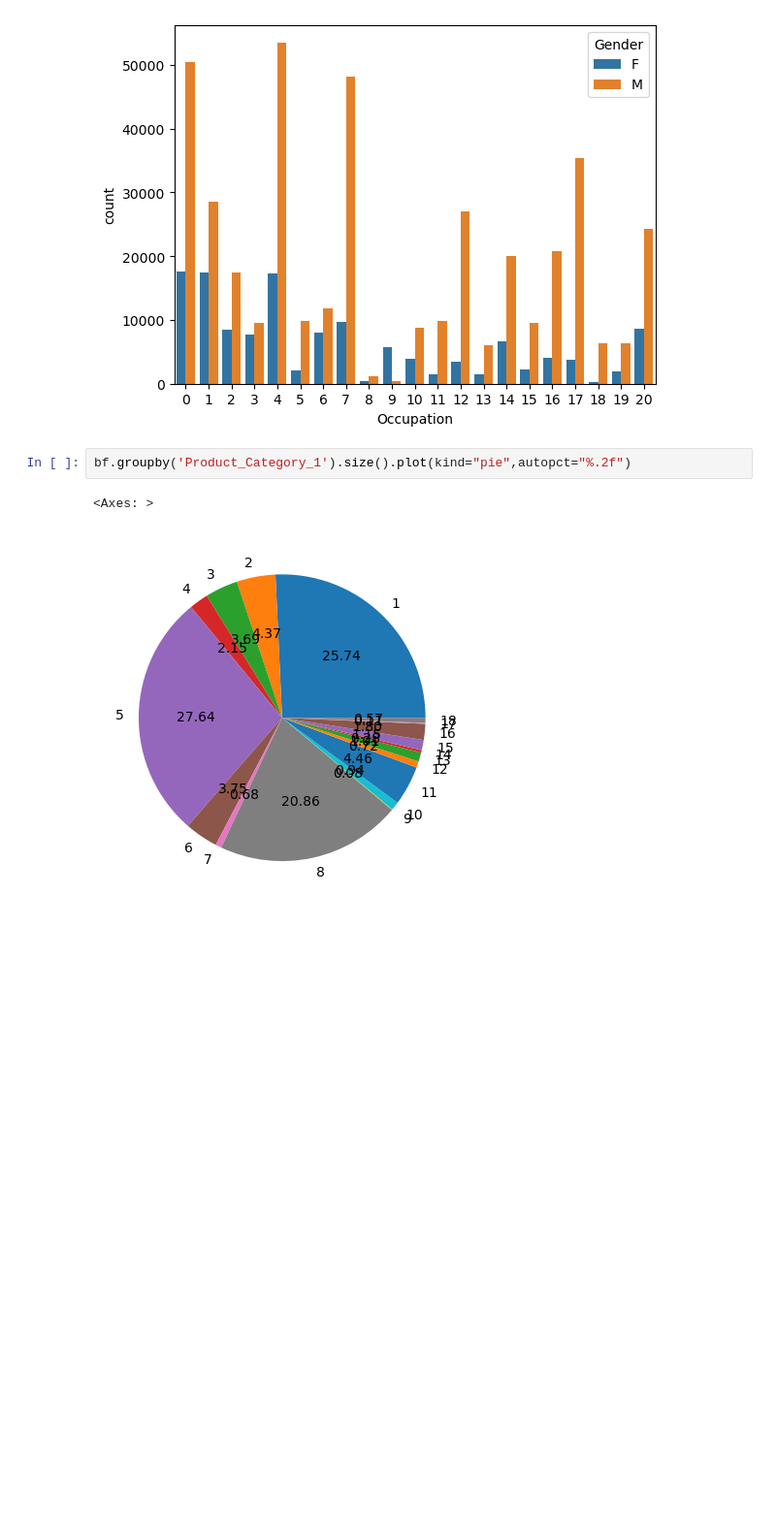
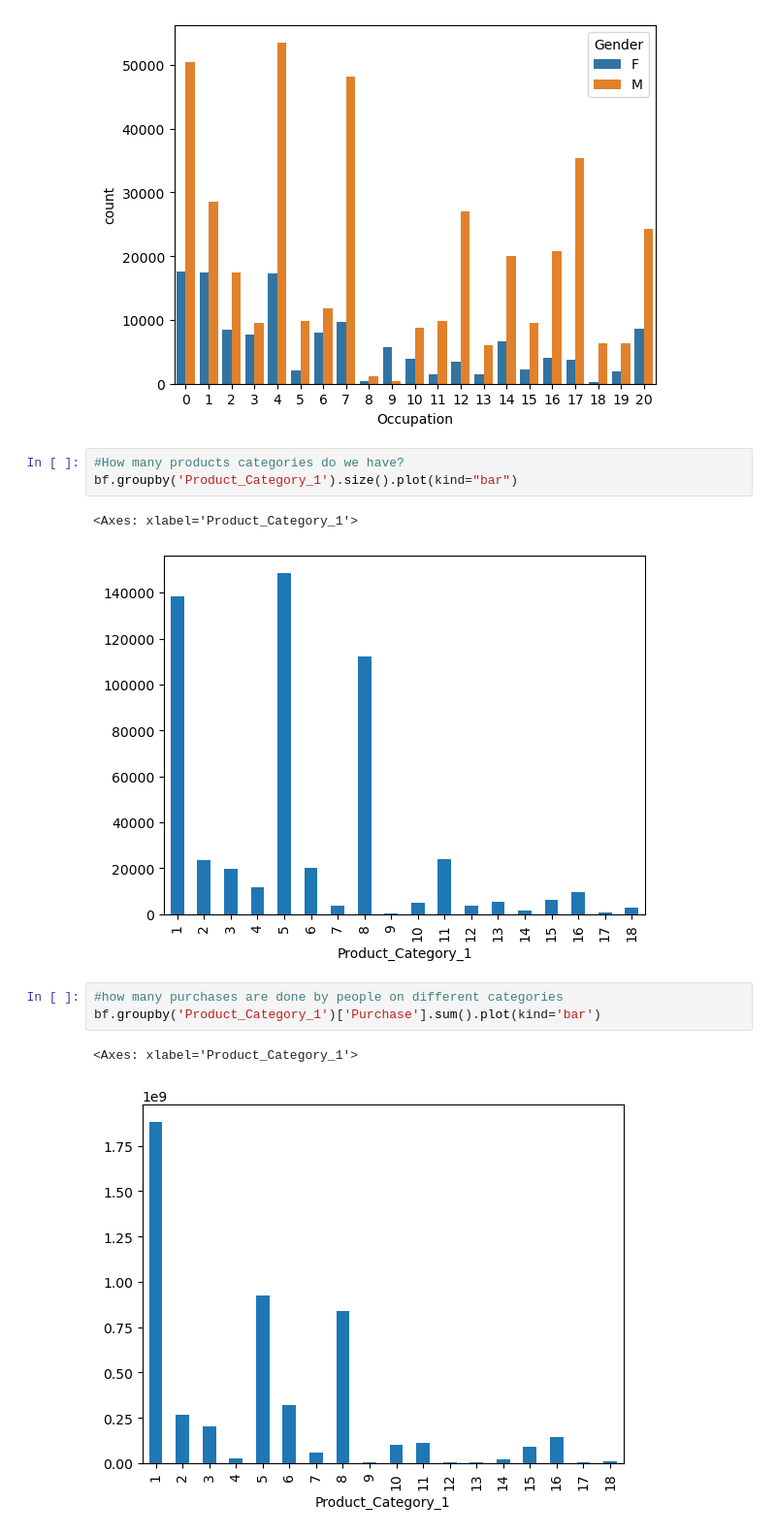
Before and after one commit to harika16-mangu/Black_Friday_Sales_DataAnalysis, a Jupyter notebook: Untitled.ipynb, the cells around one changed output. Shown: that part at 97% size. Saved outputs shown, nothing was run; the diff lists cells and outputs as text; blank space fills up the shorter version.

```diff
--- a/Untitled.ipynb
+++ b/Untitled.ipynb
@@ -379,7 +405,14 @@ sns.countplot(data=bf,x="Occupation",hue="Gender")
 <Axes: xlabel='Occupation', ylabel='count'>
 [figure]
 # %%
-bf.groupby('Product_Category_1').size().plot(kind="pie",autopct="%.2f")
+#How many products categories do we have?
+bf.groupby('Product_Category_1').size().plot(kind="bar")
 # %% [output]
-<Axes: >
+<Axes: xlabel='Product_Category_1'>
-[figure, old version]
+[figure, new version]
+# %%
+#how many purchases are done by people on different categories
+bf.groupby('Product_Category_1')['Purchase'].sum().plot(kind='bar')
+# %% [output]
+<Axes: xlabel='Product_Category_1'>
+[figure, added]
```
Also changed, not shown: parts of 14 cells of this notebook.
